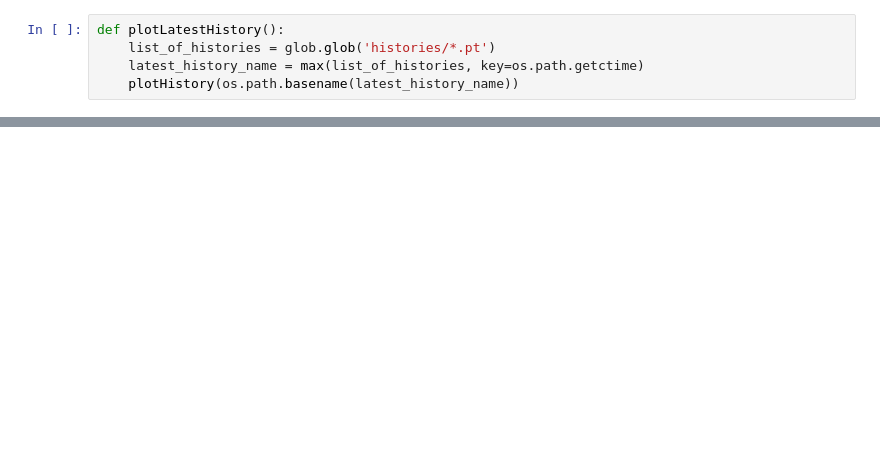
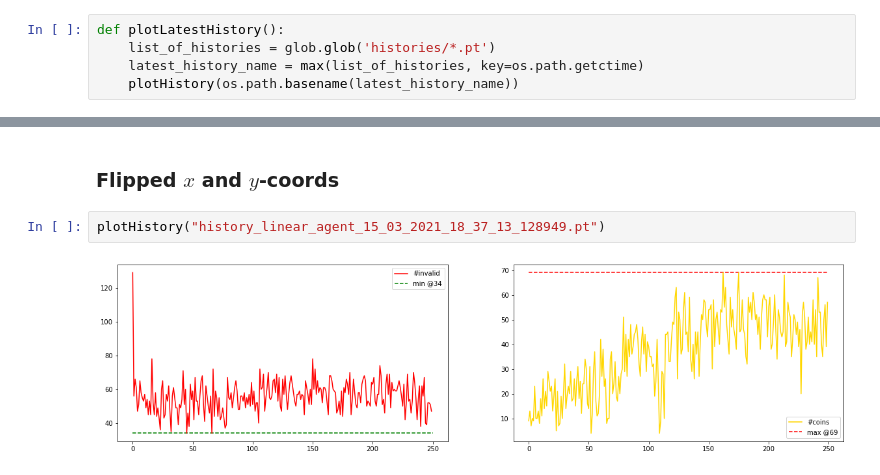
Before and after one commit to hericks/FML, a Jupyter notebook: bomberman_rl/agent_code/linear_agent/monitoring.ipynb, the cells around one changed output, grey strips where cells are left out. Cells and saved outputs as stored; diff of their text form; blank space fills up the shorter version.

```diff
--- a/bomberman_rl/agent_code/linear_agent/monitoring.ipynb
+++ b/bomberman_rl/agent_code/linear_agent/monitoring.ipynb
@@ -34,0 +51,6 @@ plotLatestHistory()
+# %% [markdown]
+### Flipped $x$ and $y$-coords
+# %%
+plotHistory("history_linear_agent_15_03_2021_18_37_13_128949.pt")
+# %% [output]
+[figure, added]
```
Also changed, not shown: parts of 8 cells of this notebook.
